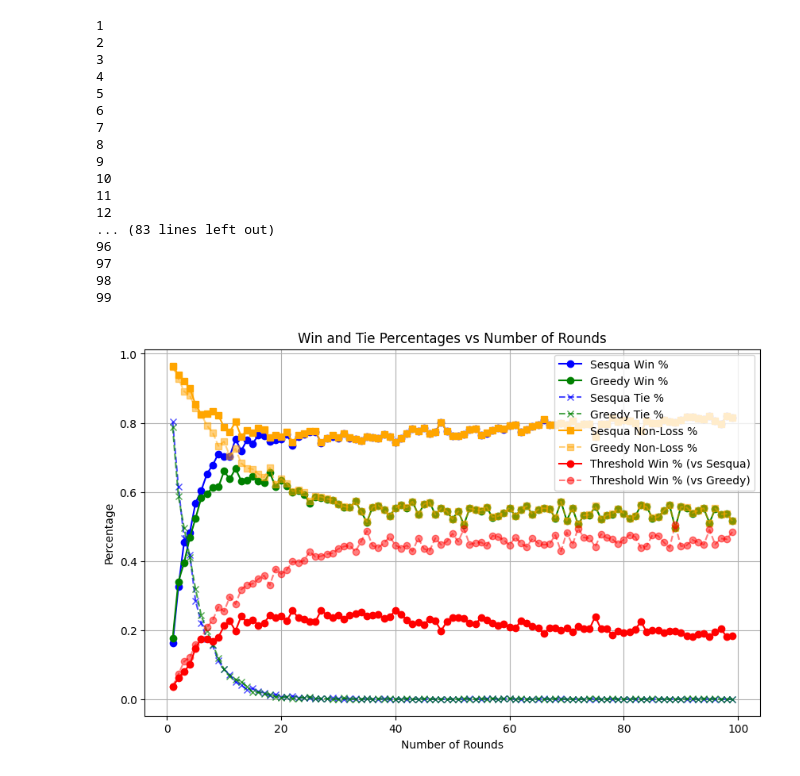
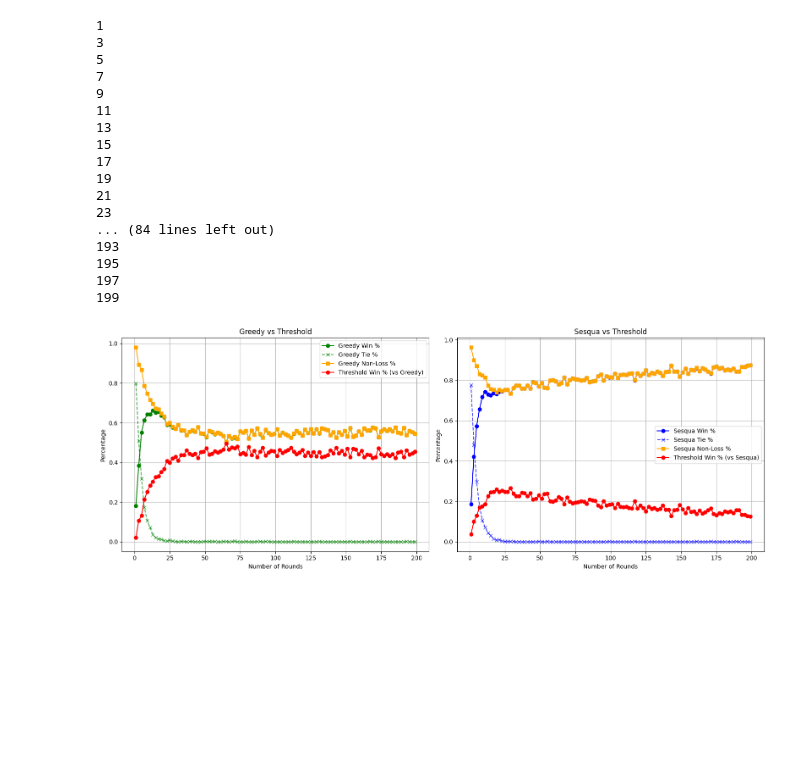
Before and after one commit to normanlrasmussen/Bank_Analysis, a Jupyter notebook: game_theory/round_effect.ipynb, the cells around one changed output. Saved outputs shown, nothing was run; the diff lists cells and outputs as text; code cells hidden in the pictures; blank space fills up the shorter version.

```diff
--- a/game_theory/round_effect.ipynb
+++ b/game_theory/round_effect.ipynb
@@ -4,7 +4,7 @@ from players import SesquaGreedyPlayer, GreedyPlayer, ThersholdPlayer
 import matplotlib.pyplot as plt
 import numpy as np
 # %%
-number_of_rounds = [i for i in range(1, 100)]
+number_of_rounds = [i for i in range(1, 200, 2)]
 
 threshold = 250
 
@@ -33,43 +33,54 @@ for rounds in number_of_rounds:
     thresh_win_pct_greedy.append(win_pct[1])
 # %% [output]
 1
-2
 3
-4
 5
-6
 7
-8
 9
-10
 11
-12
-... (83 lines left out)
-96
-97
-98
-99
+13
+15
+17
+19
+21
+23
+... (84 lines left out)
+193
+195
+197
+199
 # %%
 
-plt.figure(figsize=(10, 6))
-plt.plot(number_of_rounds, sesqua_win_pct, label="Sesqua Win %", marker='o', color='blue')
-plt.plot(number_of_rounds, greedy_win_pct, label="Greedy Win %", marker='o', color='green')
-plt.plot(number_of_rounds, sesqua_tie_pct, label="Sesqua Tie %", marker='x', linestyle='--', color='blue', alpha=0.7)
-plt.plot(number_of_rounds, greedy_tie_pct, label="Greedy Tie %", marker='x', linestyle='--', color='green', alpha=0.7)
 # Non-loss rate is (win % + tie %) for each strategy.
 sesqua_non_loss = [w + t for w, t in zip(sesqua_win_pct, sesqua_tie_pct)]
 greedy_non_loss = [w + t for w, t in zip(greedy_win_pct, greedy_tie_pct)]
-plt.plot(number_of_rounds, sesqua_non_loss, label="Sesqua Non-Loss %", color='orange', linestyle='-', marker='s')
-plt.plot(number_of_rounds, greedy_non_loss, label="Greedy Non-Loss %", color='orange', linestyle='--', marker='s', alpha=0.5)
-# threshold win %
-plt.plot(number_of_rounds, thresh_win_pct_sesqua, label="Threshold Win % (vs Sesqua)", color='red', linestyle='-', marker='o')
-plt.plot(number_of_rounds, thresh_win_pct_greedy, label="Threshold Win % (vs Greedy)", color='red', linestyle='--', marker='o', alpha=0.5)
-plt.xlabel("Number of Rounds")
-plt.ylabel("Percentage")
-plt.title("Win and Tie Percentages vs Number of Rounds")
-plt.legend()
-plt.grid(True)
+
+fig, (ax1, ax2) = plt.subplots(1, 2, figsize=(16, 6))
+
+# Left subplot: Greedy
+ax1.plot(number_of_rounds, greedy_win_pct, label="Greedy Win %", marker='o', color='green')
+ax1.plot(number_of_rounds, greedy_tie_pct, label="Greedy Tie %", marker='x', linestyle='--', color='green', alpha=0.7)
+ax1.plot(number_of_rounds, greedy_non_loss, label="Greedy Non-Loss %", color='orange', linestyle='-', marker='s')
+ax1.plot(number_of_rounds, thresh_win_pct_greedy, label="Threshold Win % (vs Greedy)", color='red', linestyle='-', marker='o')
+ax1.set_xlabel("Number of Rounds")
+ax1.set_ylabel("Percentage")
+ax1.set_title("Greedy vs Threshold")
+ax1.legend()
+ax1.grid(True)
+
+# Right subplot: Sesqua
+ax2.plot(number_of_rounds, sesqua_win_pct, label="Sesqua Win %", marker='o', color='blue')
+ax2.plot(number_of_rounds, sesqua_tie_pct, label="Sesqua Tie %", marker='x', linestyle='--', color='blue', alpha=0.7)
+ax2.plot(number_of_rounds, sesqua_non_loss, label="Sesqua Non-Loss %", color='orange', linestyle='-', marker='s')
+ax2.plot(number_of_rounds, thresh_win_pct_sesqua, label="Threshold Win % (vs Sesqua)", color='red', linestyle='-', marker='o')
+ax2.set_xlabel("Number of Rounds")
+ax2.set_ylabel("Percentage")
+ax2.set_title("Sesqua vs Threshold")
+ax2.legend()
+ax2.grid(True)
+
+plt.tight_layout()
 plt.savefig("round_effect.png")
 plt.show()
 # %% [output]
-[figure, old version]
+[figure, new version]
```
Also changed, not shown: parts of 2 cells of this notebook, 10 other files.
